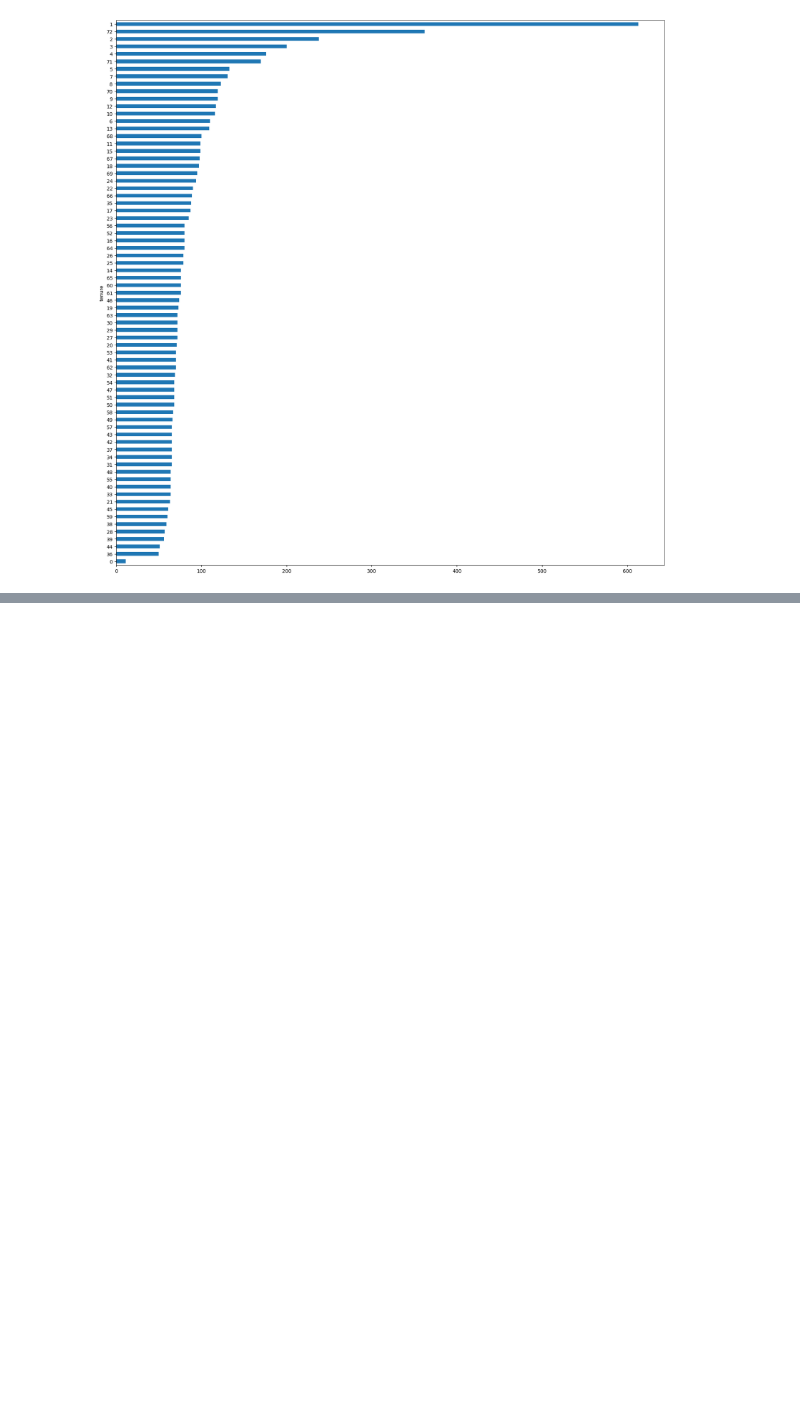
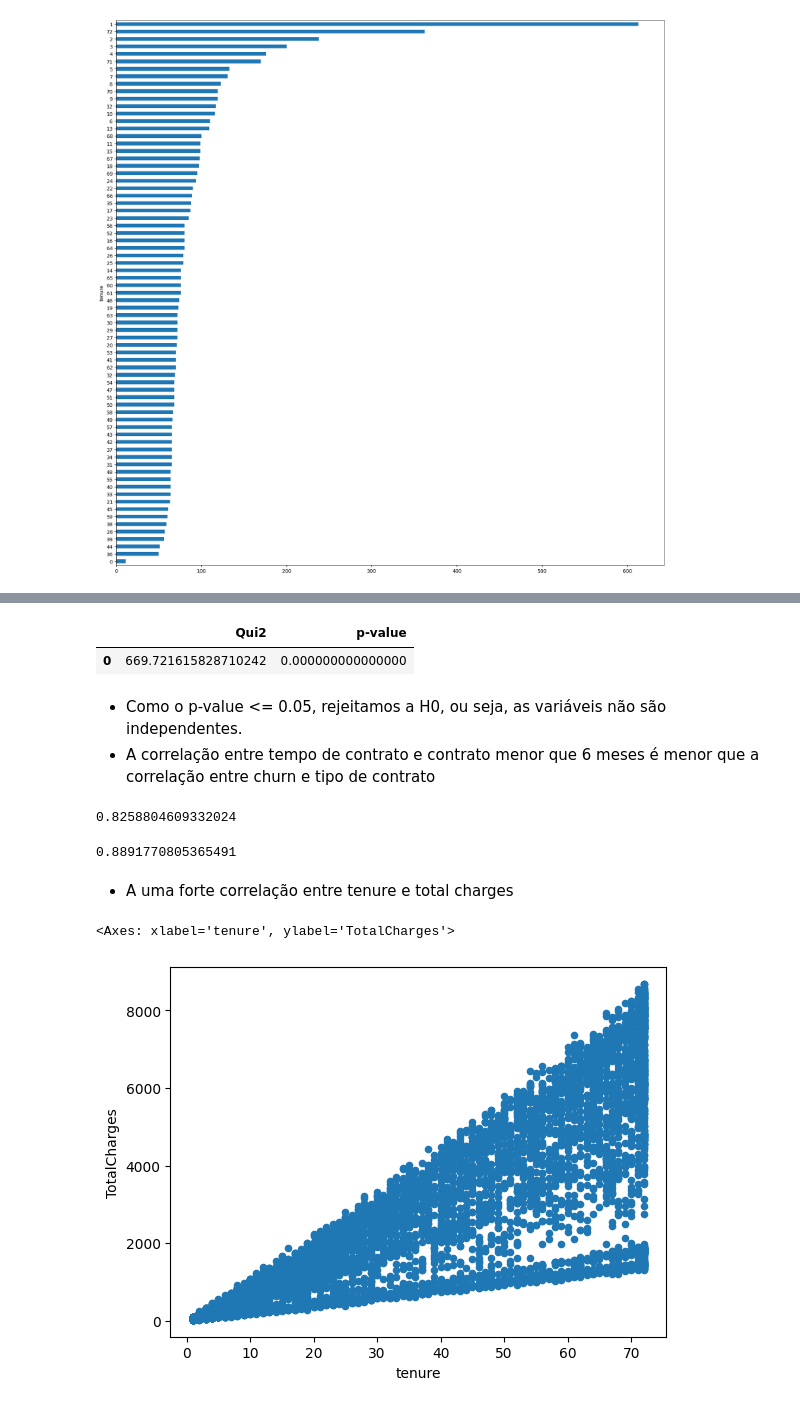
Before and after one commit to ArthurPedroti/eda, a Jupyter notebook: eda_churn.ipynb, the cells around one changed output, grey strips where cells are left out. Drawn from its saved outputs; the diff is of its cells as text; code cells hidden in the pictures; blank space fills up the shorter version.

```diff
--- a/eda_churn.ipynb
+++ b/eda_churn.ipynb
@@ -649,0 +726,3 @@ df_churn.groupby(['tenure'])['tenure'].count().sort_values().plot.barh(figsize=(
+# %%
+# Criar coluna nova
+df_churn['TempoMenor6Meses'] = np.where(df_churn.tenure<6, 'Yes', 'No')
@@ -649,0 +755,32 @@ df_churn.groupby(['tenure'])['tenure'].count().sort_values().plot.barh(figsize=(
+# %%
+# Analisar os resultados
+df_chi_scores_churn_tenure
+# %% [output]
+|  | Qui2 | p-value |
+| 0 | 669.721615828710242 | 0.000000000000000 |
+# %% [markdown]
+- Como o p-value <= 0.05, rejeitamos a H0, ou seja, as variáveis não são independentes.
+- A correlação entre tempo de contrato e contrato menor que 6 meses é menor que a correlação entre churn e tipo de contrato
+# %%
+# Correlação entre 2 variáveis numéricas
+# Tenure com TotalCharges
+# A intuição é que quanto maior o tempo de contrato maior o valor pago
+
+# Correlação entre 2 variáveis numérica - Pearson
+df_churn.tenure.corr(df_churn.TotalCharges)
+# %% [output]
+0.8258804609332024
+# %%
+# Spearman
+df_churn.tenure.corr(df_churn.TotalCharges, method='spearman')
+# %% [output]
+0.8891770805365491
+# %% [markdown]
+- A uma forte correlação entre tenure e total charges
+# %%
+# Plot Scatter tenure e total charges
+# gráfico de dispersão
+df_churn.plot.scatter(x='tenure', y='TotalCharges')
+# %% [output]
+<Axes: xlabel='tenure', ylabel='TotalCharges'>
+[figure, added]
```
Also changed, not shown: parts of 22 cells of this notebook, 2 other files.
